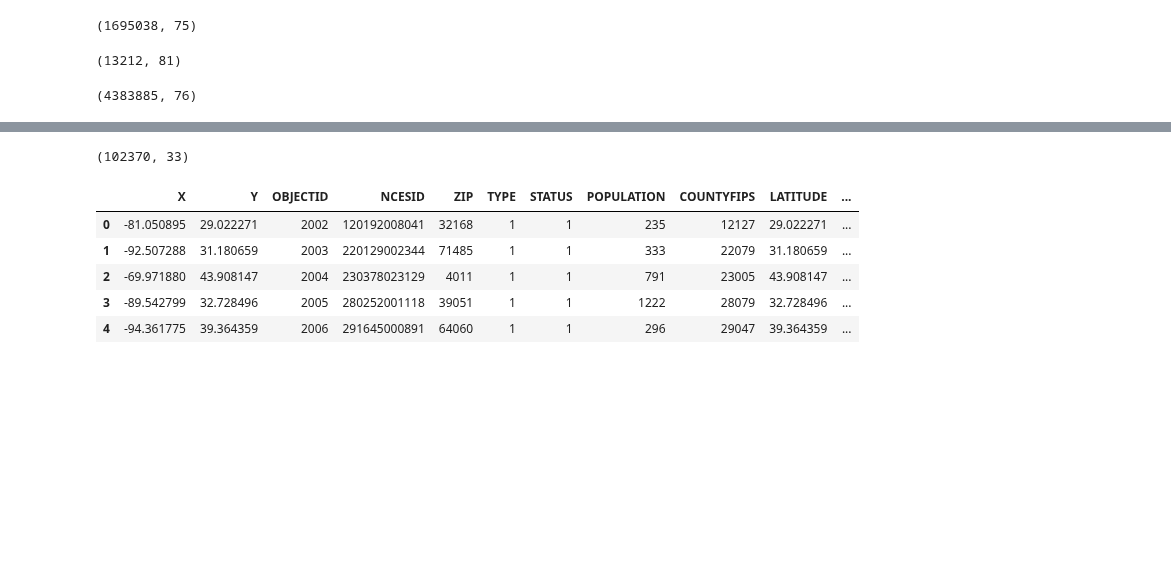
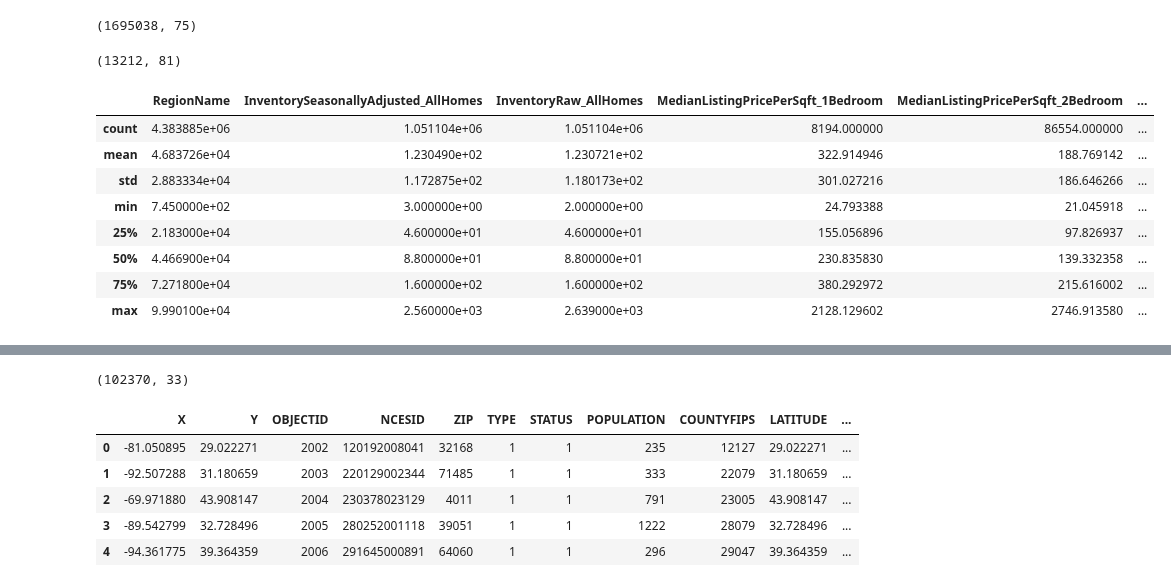
Before and after one commit to norgrenm/US_House_Price_Prediction, a Jupyter notebook: notebooks/DM-US_HousingData.ipynb, the cells around one changed output, grey strips where cells are left out. Saved outputs shown, nothing was run; the diff lists cells and outputs as text; code cells hidden in the pictures; blank space fills up the shorter version.

Commit message:
Updated header and describe

```diff
--- a/notebooks/DM-US_HousingData.ipynb
+++ b/notebooks/DM-US_HousingData.ipynb
@@ -141,7 +136,19 @@ sts_df.shape
 # %% [output]
 (13212, 81)
 # %%
-## Zip -- Cleaning MN
+#######################
+## Zip -- Cleaning MN #
+#######################
 zip_df.shape
+#Understand range of outputs
+zip_df.describe()
 # %% [output]
-(4383885, 76)
+|  | RegionName | InventorySeasonallyAdjusted_AllHomes | InventoryRaw_AllHomes | MedianListingPricePerSqft_1Bedroom | MedianListingPricePerSqft_2Bedroom | ... |
+| count | 4.383885e+06 | 1.051104e+06 | 1.051104e+06 | 8194.000000 | 86554.000000 | ... |
+| mean | 4.683726e+04 | 1.230490e+02 | 1.230721e+02 | 322.914946 | 188.769142 | ... |
+| std | 2.883334e+04 | 1.172875e+02 | 1.180173e+02 | 301.027216 | 186.646266 | ... |
+| min | 7.450000e+02 | 3.000000e+00 | 2.000000e+00 | 24.793388 | 21.045918 | ... |
+| 25% | 2.183000e+04 | 4.600000e+01 | 4.600000e+01 | 155.056896 | 97.826937 | ... |
+| 50% | 4.466900e+04 | 8.800000e+01 | 8.800000e+01 | 230.835830 | 139.332358 | ... |
+| 75% | 7.271800e+04 | 1.600000e+02 | 1.600000e+02 | 380.292972 | 215.616002 | ... |
+| max | 9.990100e+04 | 2.560000e+03 | 2.639000e+03 | 2128.129602 | 2746.913580 | ... |
```
Also changed, not shown: parts of 3 cells of this notebook.
